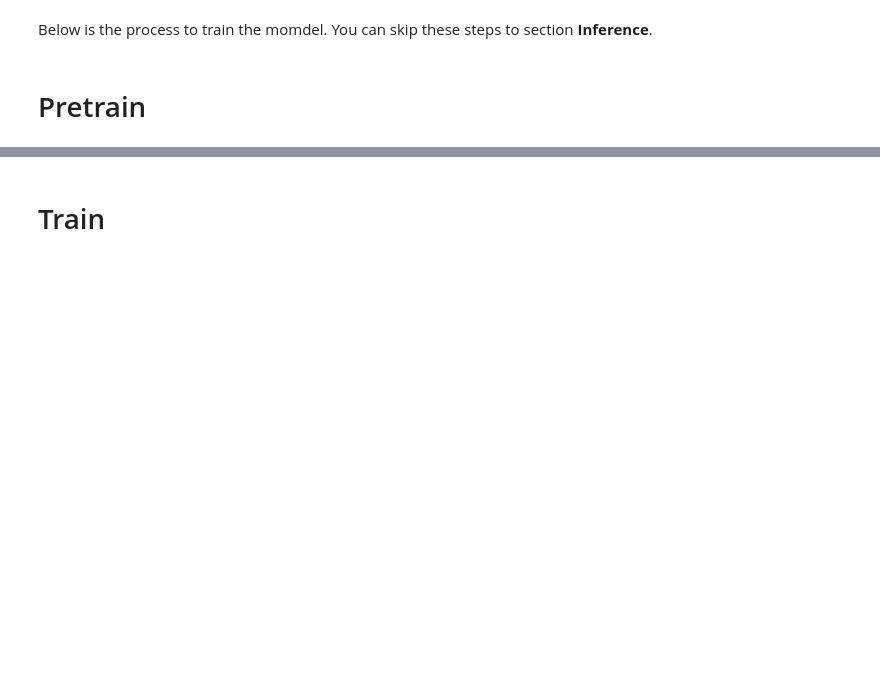
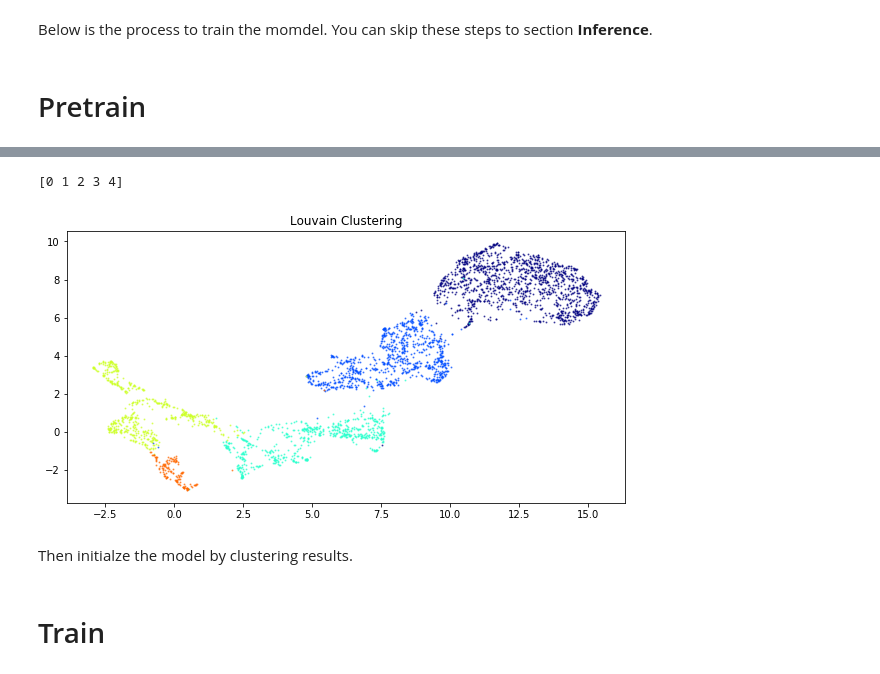
Before and after one commit to jaydu1/VITAE, a Jupyter notebook: example.ipynb, the cells around one changed output, grey strips where cells are left out. Saved outputs shown, nothing was run; the diff lists cells and outputs as text; code cells hidden in the pictures; blank space fills up the shorter version.

```diff
--- a/example.ipynb
+++ b/example.ipynb
@@ -113 +73,10 @@ print(np.unique(labels_))
+# %%
+labels = louvain_igraph(g, 0.3)
+plot_clusters(embed_z, labels)
+print(np.unique(labels))
+# %% [output]
+[0 1 2 3 4]
+[figure, added]
+# %% [markdown]
+Then initialze the model by clustering results.
 # %%
```
Also changed, not shown: parts of 19 cells of this notebook.
